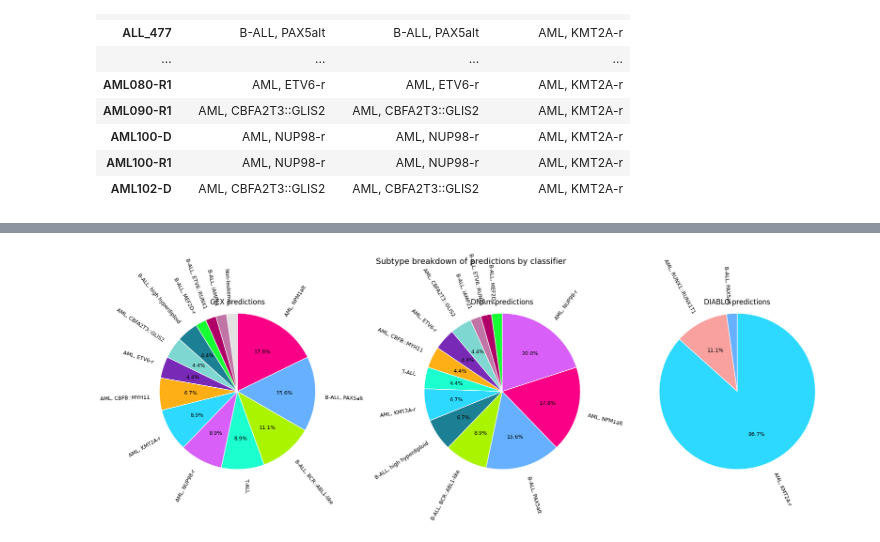
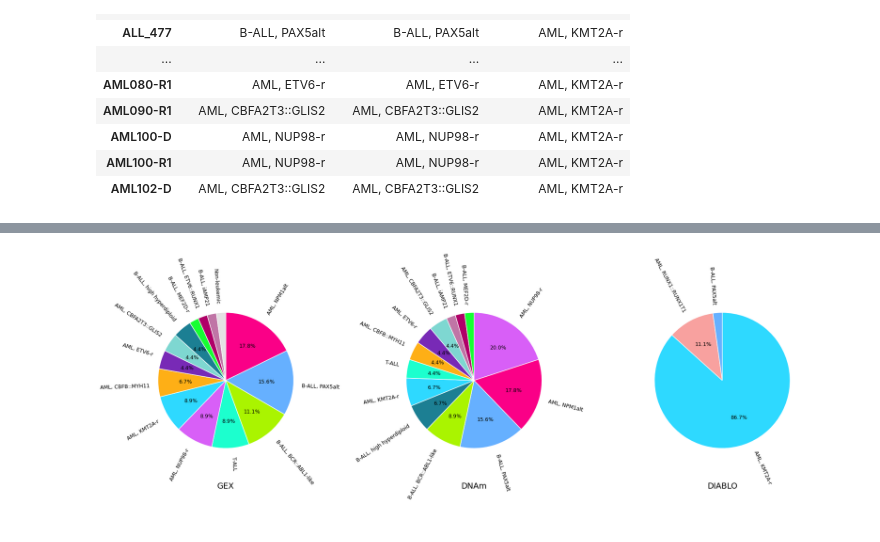
Before and after one commit to Molmed/pallas, a Jupyter notebook: reports/8_bimodal_upset.ipynb, the cells around one changed output, grey strips where cells are left out. Cells and saved outputs as stored; diff of their text form; code cells hidden in the pictures.

Commit message:
Unlabeled prediction reports

```diff
--- a/reports/8_bimodal_upset.ipynb
+++ b/reports/8_bimodal_upset.ipynb
@@ -25,3 +6,9 @@ import matplotlib.pyplot as plt
+# %%
+REPORT_OUTPUT_DIR = "/home/mariya/Development/pallas/reports/output/evaluation/bimodal_unlabeled"
+
+# Create dir if it doesnt exist
+if not os.path.exists(REPORT_OUTPUT_DIR):
+    os.makedirs(REPORT_OUTPUT_DIR)
 # %%
 colors_tsv = "/home/mariya/Development/pallas/configs/class_colors.tsv"
 
@@ -175,35 +193,38 @@ import pandas as pd
 # df: columns GEX, DNAm, DIABLO
 # palette_df: columns subtype, color
 
 classifiers = ["GEX", "DNAm", "DIABLO"]
 
 # Build a subtype -> color mapping from palette_df
 color_map = dict(zip(palette_df["class"], palette_df["color"]))
 
 fig, axes = plt.subplots(1, 3, figsize=(18, 6), constrained_layout=True)
 
 for ax, classifier in zip(axes, classifiers):
     counts = df[classifier].value_counts()
-
     labels = counts.index.tolist()
     colors = [color_map.get(subtype, "#cccccc") for subtype in labels]
-
     ax.pie(
         counts.values,
         labels=labels,
         colors=colors,
         autopct=lambda pct: f"{pct:.1f}%" if pct >= 3 else "",
         startangle=90,
         counterclock=False,
         rotatelabels=True,
         labeldistance=1.12,
         wedgeprops={"edgecolor": "white", "linewidth": 1},
         textprops={"fontsize": 9},
     )
-    ax.set_title(f"{classifier} predictions", fontsize=12)
+    ax.set_xlabel(
+        f"{classifier}",
+        fontsize=14,
+        labelpad=50,          # padding between pie and label
+    )
     ax.axis("equal")
 
-plt.suptitle("Subtype breakdown of predictions by classifier", y=1.02, fontsize=14)
+fig_path = os.path.join(REPORT_OUTPUT_DIR, "pie_charts.svg")
+plt.savefig(fig_path, dpi=150, bbox_inches="tight")
 plt.show()
 # %% [output]
-[figure, old version]
+[figure, new version]
```
Also changed, not shown: parts of 5 cells of this notebook, 3 other files.
